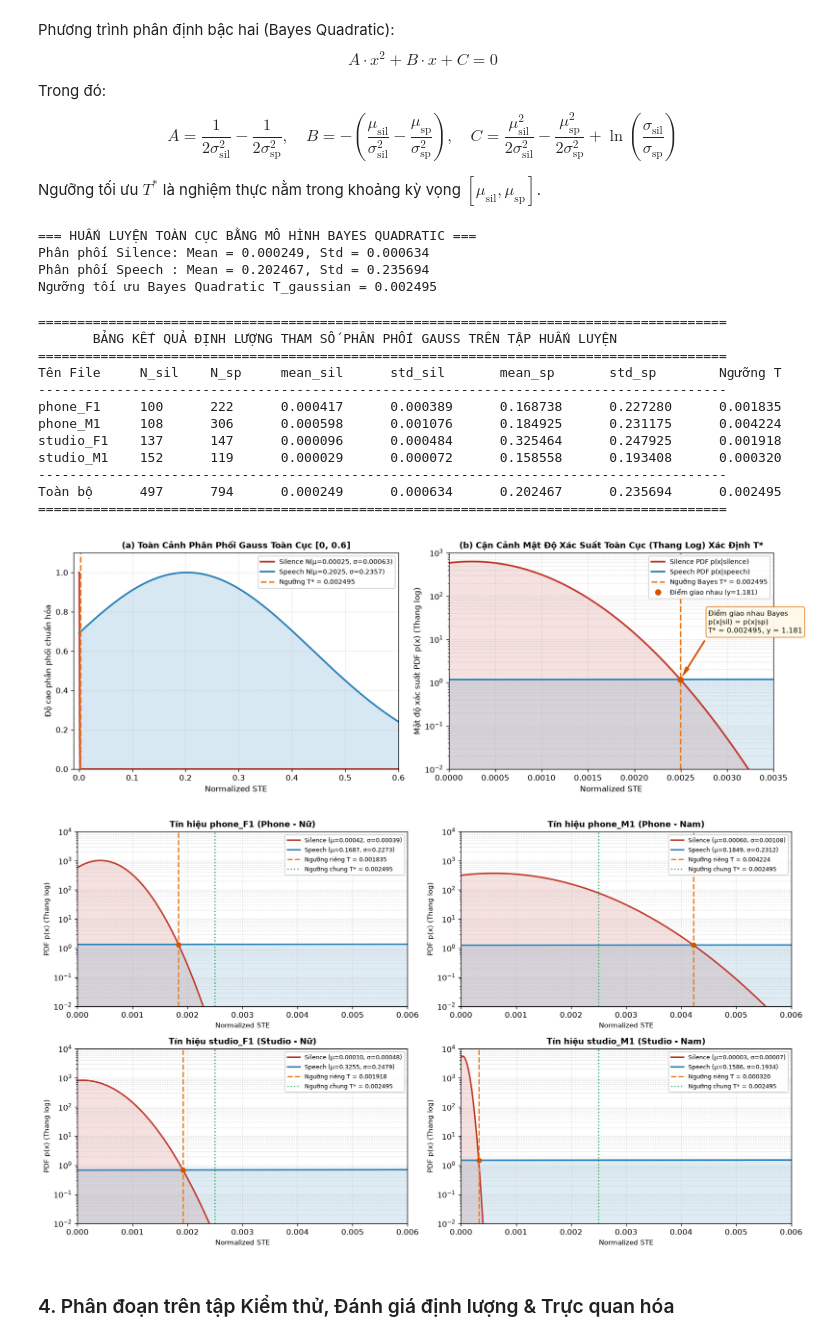
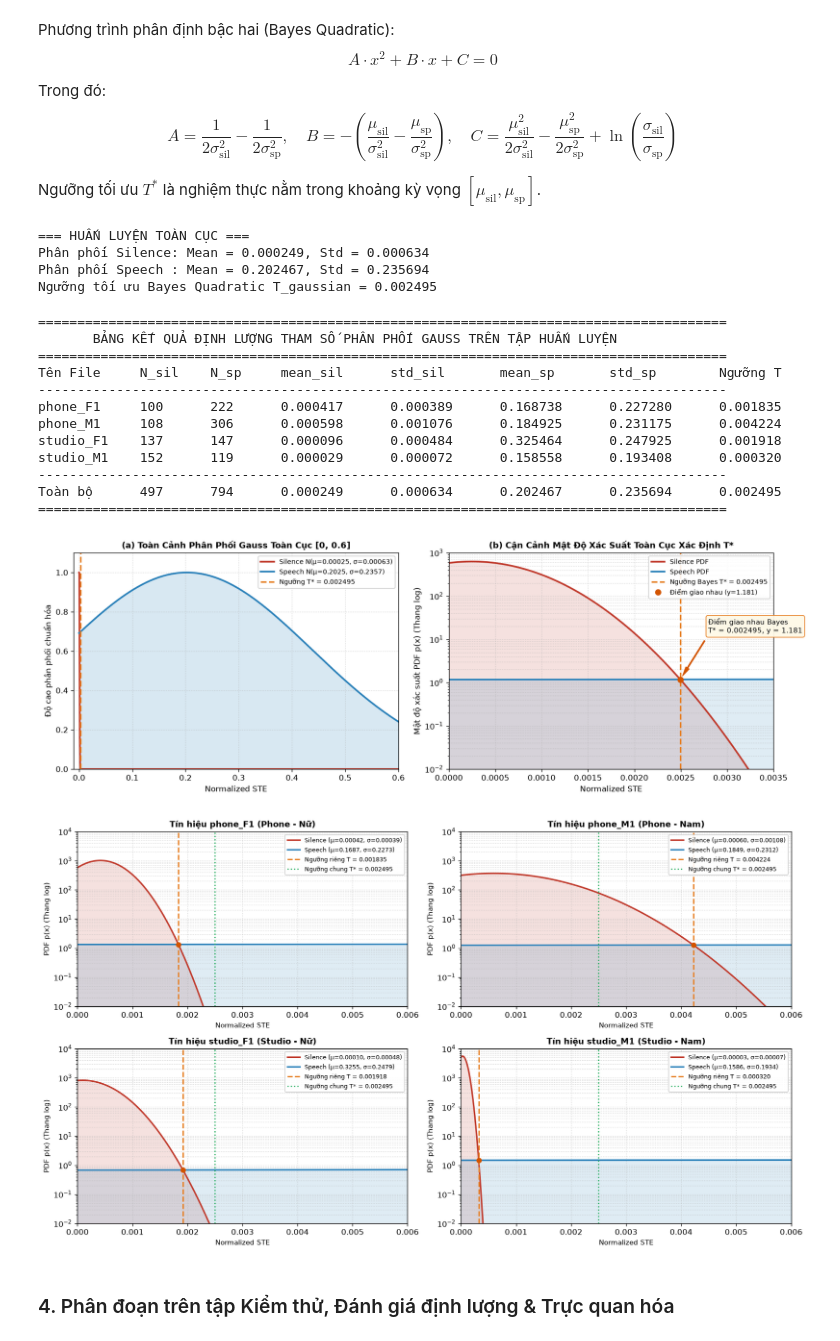
Before and after one commit to DamPhuQuy/Speech-Silence-Discrimination, a Jupyter notebook: simple_statistics.ipynb, the cells around one changed output. Saved outputs shown, nothing was run; the diff lists cells and outputs as text; code cells hidden in the pictures.

```diff
--- a/simple_statistics.ipynb
+++ b/simple_statistics.ipynb
@@ -208,7 +208,7 @@ $$A = \frac{1}{2\sigma_{\text{sil}}^2} - \frac{1}{2\sigma_{\text{sp}}^2}, \quad
 
 Ngưỡng tối ưu $T^*$ là nghiệm thực nằm trong khoảng kỳ vọng $[\mu_{\text{sil}}, \mu_{\text{sp}}]$.
 # %%
-def solve_threshold(mu_sil: float, std_sil: float, mu_sp: float, std_sp: float) -> float:
+def solve_threshold(mean_sil: float, std_sil: float, mean_sp: float, std_sp: float) -> float:
     """
     Tìm nghiệm phương trình phân định Bayes bậc hai (Bayes Quadratic) phân tách 2 phân phối Gaussian:
     """
@@ -216,20 +216,20 @@ def solve_threshold(mu_sil: float, std_sil: float, mu_sp: float, std_sp: float)
     var_sp = max(std_sp ** 2, 1e-12)
 
     A = 1.0 / (2.0 * var_sil) - 1.0 / (2.0 * var_sp)
-    B = - (mu_sil / var_sil - mu_sp / var_sp)
-    C = (mu_sil ** 2 / (2.0 * var_sil) - mu_sp ** 2 / (2.0 * var_sp) + np.log(std_sil / std_sp))
+    B = - (mean_sil / var_sil - mean_sp / var_sp)
+    C = (mean_sil ** 2 / (2.0 * var_sil) - mean_sp ** 2 / (2.0 * var_sp) + np.log(std_sil / std_sp))
 
     roots = np.roots([A, B, C])
-    low = min(mu_sil, mu_sp)
-    high = max(mu_sp, mu_sil)
+    low = min(mean_sil, mean_sp)
+    high = max(mean_sp, mean_sil)
     valid_roots = [float(np.real(r)) for r in roots if np.isreal(r) and low <= r <= high]
 
     if valid_roots:
         return valid_roots[0]
 
-    # Fallback về công thức trọng số nếu cả hai nghiệm đều ngoài biên [mu_sil, mu_sp]
+    # Fallback về công thức trọng số nếu cả hai nghiệm đều ngoài biên [mean_sil, mean_sp]
     denom = std_sp + std_sil
-    return float((mu_sil * std_sp + mu_sp * std_sil) / denom if denom > 0 else (mu_sil + mu_sp) / 2.0)
+    return float((mean_sil * std_sp + mean_sp * std_sil) / denom if denom > 0 else (mean_sil + mean_sp) / 2.0)
 
 
 def find_threshold_gaussian(
@@ -270,18 +270,18 @@ all_labels = np.concatenate(all_labels)
 
 T_gaussian, mean_sp, std_sp, mean_sil, std_sil = find_threshold_gaussian(all_ste, all_labels)
 
-print("=== HUẤN LUYỆN TOÀN CỤC BẰNG MÔ HÌNH BAYES QUADRATIC ===")
+print("=== HUẤN LUYỆN TOÀN CỤC ===")
 print(f"Phân phối Silence: Mean = {mean_sil:.6f}, Std = {std_sil:.6f}")
 print(f"Phân phối Speech : Mean = {mean_sp:.6f}, Std = {std_sp:.6f}")
 print(f"Ngưỡng tối ưu Bayes Quadratic T_gaussian = {T_gaussian:.6f}")
 # %% [output]
-=== HUẤN LUYỆN TOÀN CỤC BẰNG MÔ HÌNH BAYES QUADRATIC ===
+=== HUẤN LUYỆN TOÀN CỤC ===
 Phân phối Silence: Mean = 0.000249, Std = 0.000634
 Phân phối Speech : Mean = 0.202467, Std = 0.235694
 Ngưỡng tối ưu Bayes Quadratic T_gaussian = 0.002495
 # %%
 def gaussian_pdf(x: np.ndarray, mean: float, std: float) -> np.ndarray:
-    """Hàm mật độ xác suất phân phối chuẩn Gauss thuần NumPy."""
+    """Hàm mật độ xác suất phân phối chuẩn Gauss"""
     return (1.0 / (std * np.sqrt(2 * np.pi))) * np.exp(-0.5 * ((x - mean) / std) ** 2)
 
 
@@ -342,16 +342,16 @@ pdf_sil_zoom = gaussian_pdf(x_zoom, mean_sil, std_sil)
 pdf_sp_zoom = gaussian_pdf(x_zoom, mean_sp, std_sp)
 y_intersect = float(gaussian_pdf(np.array([T_gaussian]), mean_sp, std_sp)[0])
 
-ax2.plot(x_zoom, pdf_sil_zoom, color="#c0392b", linewidth=2.2, label="Silence PDF p(x|silence)")
+ax2.plot(x_zoom, pdf_sil_zoom, color="#c0392b", linewidth=2.2, label="Silence PDF")
 ax2.fill_between(x_zoom, 1e-2, pdf_sil_zoom, alpha=0.15, color="#c0392b")
-ax2.plot(x_zoom, pdf_sp_zoom, color="#2980b9", linewidth=2.2, label="Speech PDF p(x|speech)")
+ax2.plot(x_zoom, pdf_sp_zoom, color="#2980b9", linewidth=2.2, label="Speech PDF")
 ax2.fill_between(x_zoom, 1e-2, pdf_sp_zoom, alpha=0.15, color="#2980b9")
 
 ax2.axvline(T_gaussian, color="#e67e22", linestyle="--", linewidth=2.0, label=f"Ngưỡng Bayes T* = {T_gaussian:.6f}")
 ax2.plot(T_gaussian, y_intersect, "o", color="#d35400", markersize=7, zorder=5, label=f"Điểm giao nhau (y={y_intersect:.3f})")
 ax2.set_yscale("log")
 
-label_text = f"Điểm giao nhau Bayes\np(x|sil) = p(x|sp)\nT* = {T_gaussian:.6f}, y = {y_intersect:.3f}"
+label_text = f"Điểm giao nhau Bayes\nT* = {T_gaussian:.6f}, y = {y_intersect:.3f}"
 ax2.annotate(
     label_text,
     xy=(T_gaussian, y_intersect),
@@ -361,7 +361,7 @@ ax2.annotate(
     bbox=dict(boxstyle="round,pad=0.3", facecolor="#fef9e7", edgecolor="#e67e22", alpha=0.95),
 )
 
-ax2.set_title("(b) Cận Cảnh Mật Độ Xác Suất Toàn Cục (Thang Log) Xác Định T*", fontsize=11, fontweight="bold")
+ax2.set_title("(b) Cận Cảnh Mật Độ Xác Suất Toàn Cục Xác Định T*", fontsize=11, fontweight="bold")
 ax2.set_xlabel("Normalized STE", fontsize=10)
 ax2.set_ylabel("Mật độ xác suất PDF p(x) (Thang log)", fontsize=10)
 ax2.set_xlim(0.0, 0.0035)
@@ -398,34 +398,34 @@ for idx, item in enumerate(file_stats):
     ax.axvline(t_f, color="#e67e22", linestyle="--", linewidth=1.8, label=f"Ngưỡng riêng T = {t_f:.6f}")
     ax.axvline(T_gaussian, color="#27ae60", linestyle=":", linewidth=1.6, label=f"Ngưỡng chung T* = {T_gaussian:.6f}")
     ax.plot(t_f, y_int_f, "o", color="#d35400", markersize=6, zorder=5)
 
     ax.set_yscale("log")
     ax.set_xlim(0.0, 0.006)
     ax.set_ylim(1e-2, 1e4)
     ax.grid(True, linestyle=":", alpha=0.6, which="both")
     env_str = "Phone" if "phone" in name else "Studio"
     gender_str = "Nữ" if "F" in name else "Nam"
     ax.set_title(f"Tín hiệu {name} ({env_str} - {gender_str})", fontsize=11, fontweight="bold")
     ax.set_xlabel("Normalized STE", fontsize=9)
     ax.set_ylabel("PDF p(x) (Thang log)", fontsize=9)
     ax.legend(loc="upper right", fontsize=8.0, framealpha=0.9)
 
 plt.tight_layout()
 plt.show()
 # %% [output]
 ========================================================================================
        BẢNG KẾT QUẢ ĐỊNH LƯỢNG THAM SỐ PHÂN PHỐI GAUSS TRÊN TẬP HUẤN LUYỆN
 ========================================================================================
 Tên File     N_sil    N_sp     mean_sil      std_sil       mean_sp       std_sp        Ngưỡng T
 ----------------------------------------------------------------------------------------
 phone_F1     100      222      0.000417      0.000389      0.168738      0.227280      0.001835
 phone_M1     108      306      0.000598      0.001076      0.184925      0.231175      0.004224
 studio_F1    137      147      0.000096      0.000484      0.325464      0.247925      0.001918
 studio_M1    152      119      0.000029      0.000072      0.158558      0.193408      0.000320
 ----------------------------------------------------------------------------------------
 Toàn bộ      497      794      0.000249      0.000634      0.202467      0.235694      0.002495
 ========================================================================================
-[figure, old version]
+[figure, new version]
 [figure]
 # %%
 def filter_short_silence(
```
Also changed, not shown: parts of 1 cell of this notebook, 18 other files.
